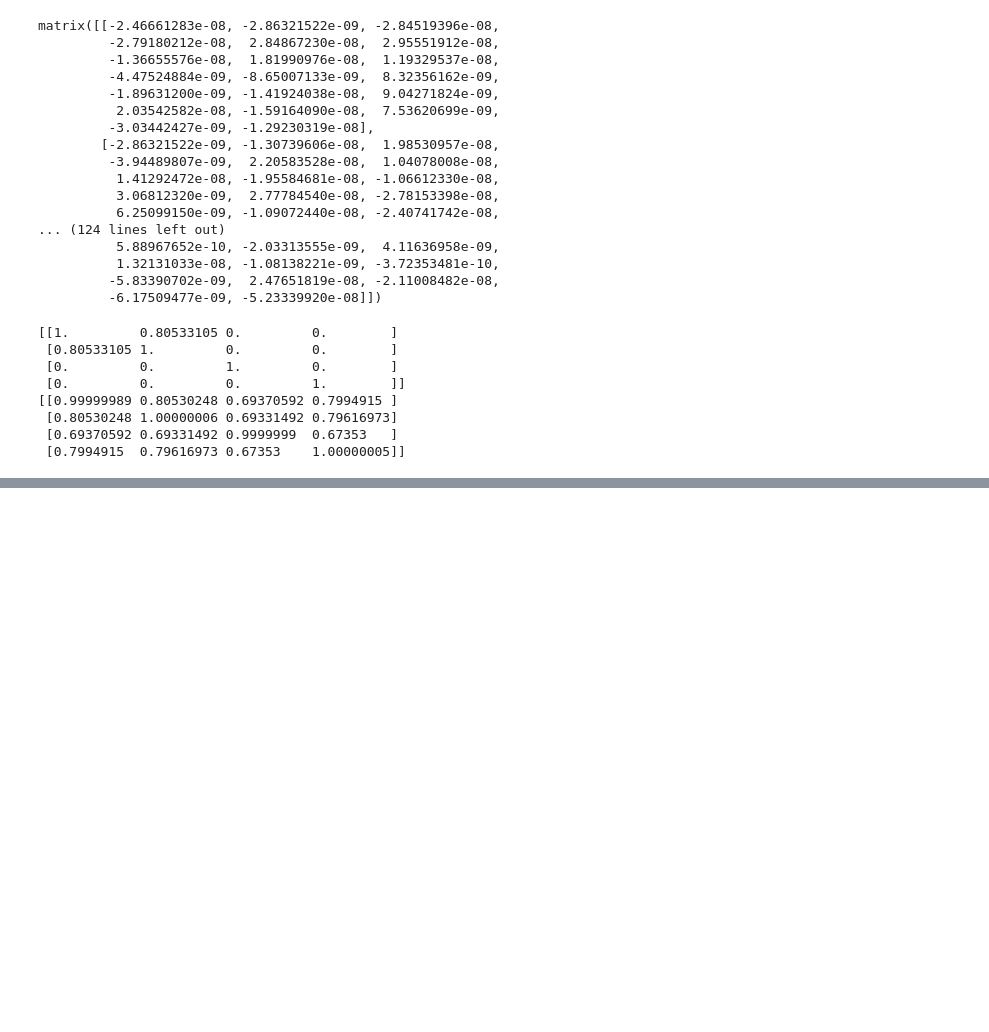
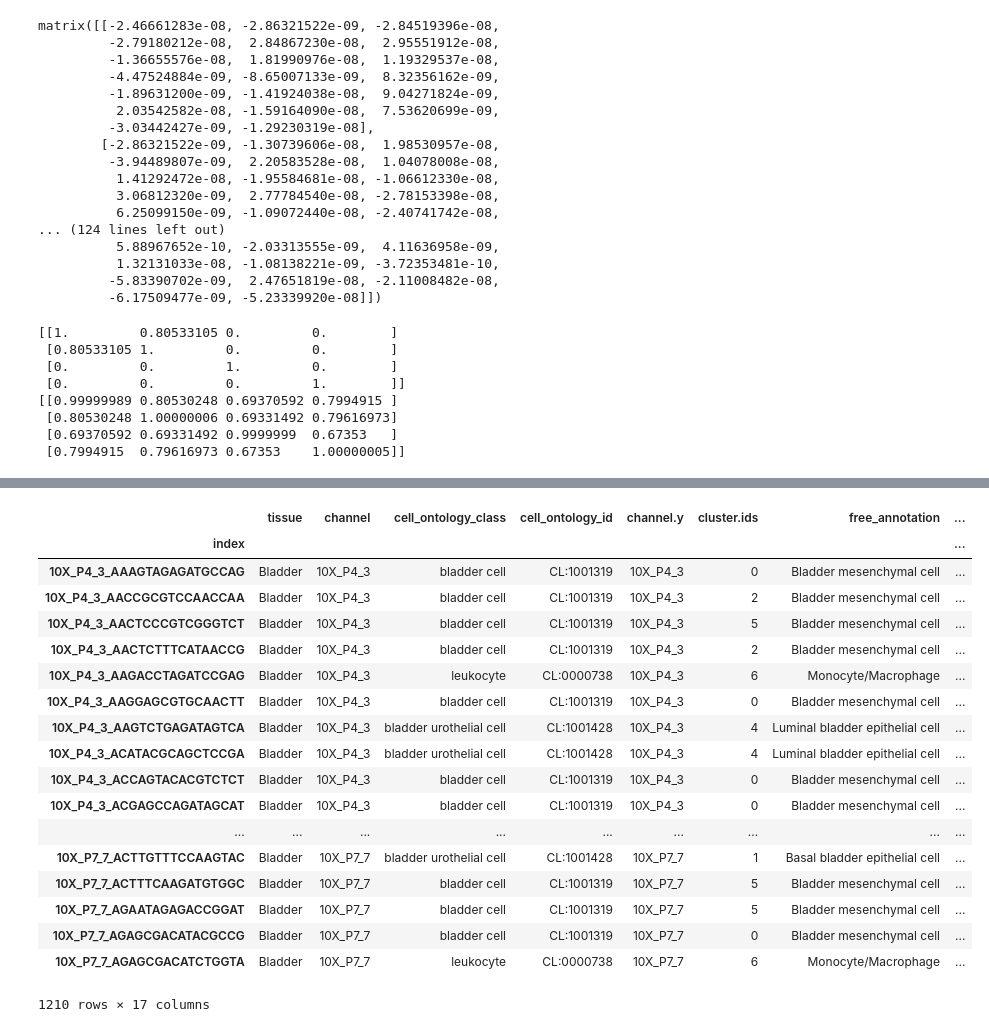
Before and after one commit to anders-biostat/sc_methods, a Jupyter notebook: Tm_dist/endothelial_distances.ipynb, the cells around one changed output, grey strips where cells are left out. Saved outputs shown, nothing was run; the diff lists cells and outputs as text; code cells hidden in the pictures; blank space fills up the shorter version.

```diff
--- a/Tm_dist/endothelial_distances.ipynb
+++ b/Tm_dist/endothelial_distances.ipynb
@@ -181,0 +187,4 @@ np.arccos( 1 - d[1,2]/2 )
+# %%
+r1,r2,r3 = dist.dist(a,1000000)
+# %%
+d = sp.sparse.csc_matrix((r1,r2,r3)).todense()
@@ -181,0 +196,22 @@ np.arccos( 1 - d[1,2]/2 )
+# %%
+cnts.obs.iloc[ np.where( (d>0).sum(axis=1)<800 )[0], : ]
+# %% [output]
+|  | tissue | channel | cell_ontology_class | cell_ontology_id | channel.y | cluster.ids | free_annotation | ... |
+| index |  |  |  |  |  |  |  | ... |
+| 10X_P4_3_AAAGTAGAGATGCCAG | Bladder | 10X_P4_3 | bladder cell | CL:1001319 | 10X_P4_3 | 0 | Bladder mesenchymal cell | ... |
+| 10X_P4_3_AACCGCGTCCAACCAA | Bladder | 10X_P4_3 | bladder cell | CL:1001319 | 10X_P4_3 | 2 | Bladder mesenchymal cell | ... |
+| 10X_P4_3_AACTCCCGTCGGGTCT | Bladder | 10X_P4_3 | bladder cell | CL:1001319 | 10X_P4_3 | 5 | Bladder mesenchymal cell | ... |
+| 10X_P4_3_AACTCTTTCATAACCG | Bladder | 10X_P4_3 | bladder cell | CL:1001319 | 10X_P4_3 | 2 | Bladder mesenchymal cell | ... |
+| 10X_P4_3_AAGACCTAGATCCGAG | Bladder | 10X_P4_3 | leukocyte | CL:0000738 | 10X_P4_3 | 6 | Monocyte/Macrophage | ... |
+| 10X_P4_3_AAGGAGCGTGCAACTT | Bladder | 10X_P4_3 | bladder cell | CL:1001319 | 10X_P4_3 | 0 | Bladder mesenchymal cell | ... |
+| 10X_P4_3_AAGTCTGAGATAGTCA | Bladder | 10X_P4_3 | bladder urothelial cell | CL:1001428 | 10X_P4_3 | 4 | Luminal bladder epithelial cell | ... |
+| 10X_P4_3_ACATACGCAGCTCCGA | Bladder | 10X_P4_3 | bladder urothelial cell | CL:1001428 | 10X_P4_3 | 4 | Luminal bladder epithelial cell | ... |
+| 10X_P4_3_ACCAGTACACGTCTCT | Bladder | 10X_P4_3 | bladder cell | CL:1001319 | 10X_P4_3 | 0 | Bladder mesenchymal cell | ... |
+| 10X_P4_3_ACGAGCCAGATAGCAT | Bladder | 10X_P4_3 | bladder cell | CL:1001319 | 10X_P4_3 | 0 | Bladder mesenchymal cell | ... |
+| ... | ... | ... | ... | ... | ... | ... | ... | ... |
+| 10X_P7_7_ACTTGTTTCCAAGTAC | Bladder | 10X_P7_7 | bladder urothelial cell | CL:1001428 | 10X_P7_7 | 1 | Basal bladder epithelial cell | ... |
+| 10X_P7_7_ACTTTCAAGATGTGGC | Bladder | 10X_P7_7 | bladder cell | CL:1001319 | 10X_P7_7 | 5 | Bladder mesenchymal cell | ... |
+| 10X_P7_7_AGAATAGAGACCGGAT | Bladder | 10X_P7_7 | bladder cell | CL:1001319 | 10X_P7_7 | 5 | Bladder mesenchymal cell | ... |
+| 10X_P7_7_AGAGCGACATACGCCG | Bladder | 10X_P7_7 | bladder cell | CL:1001319 | 10X_P7_7 | 0 | Bladder mesenchymal cell | ... |
+| 10X_P7_7_AGAGCGACATCTGGTA | Bladder | 10X_P7_7 | leukocyte | CL:0000738 | 10X_P7_7 | 6 | Monocyte/Macrophage | ... |
+1210 rows × 17 columns
```
Also changed, not shown: parts of 9 cells of this notebook, 2 other files.
